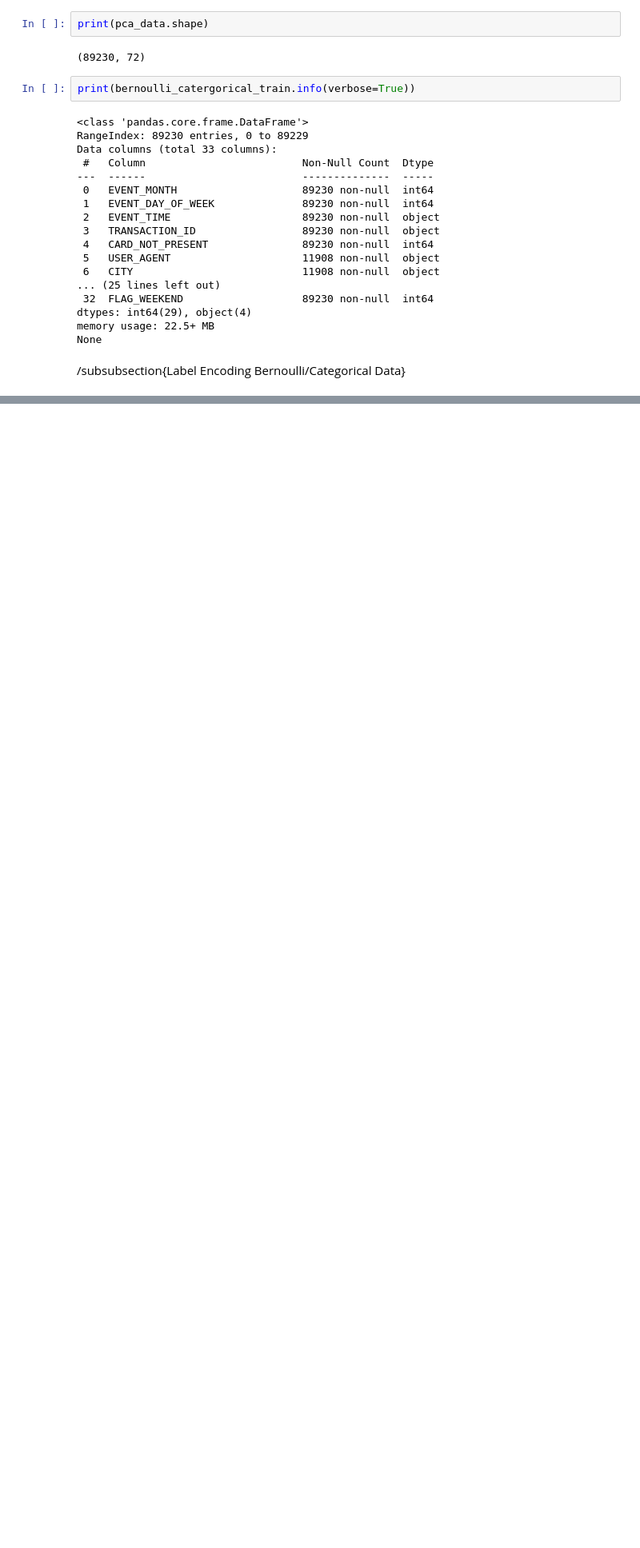
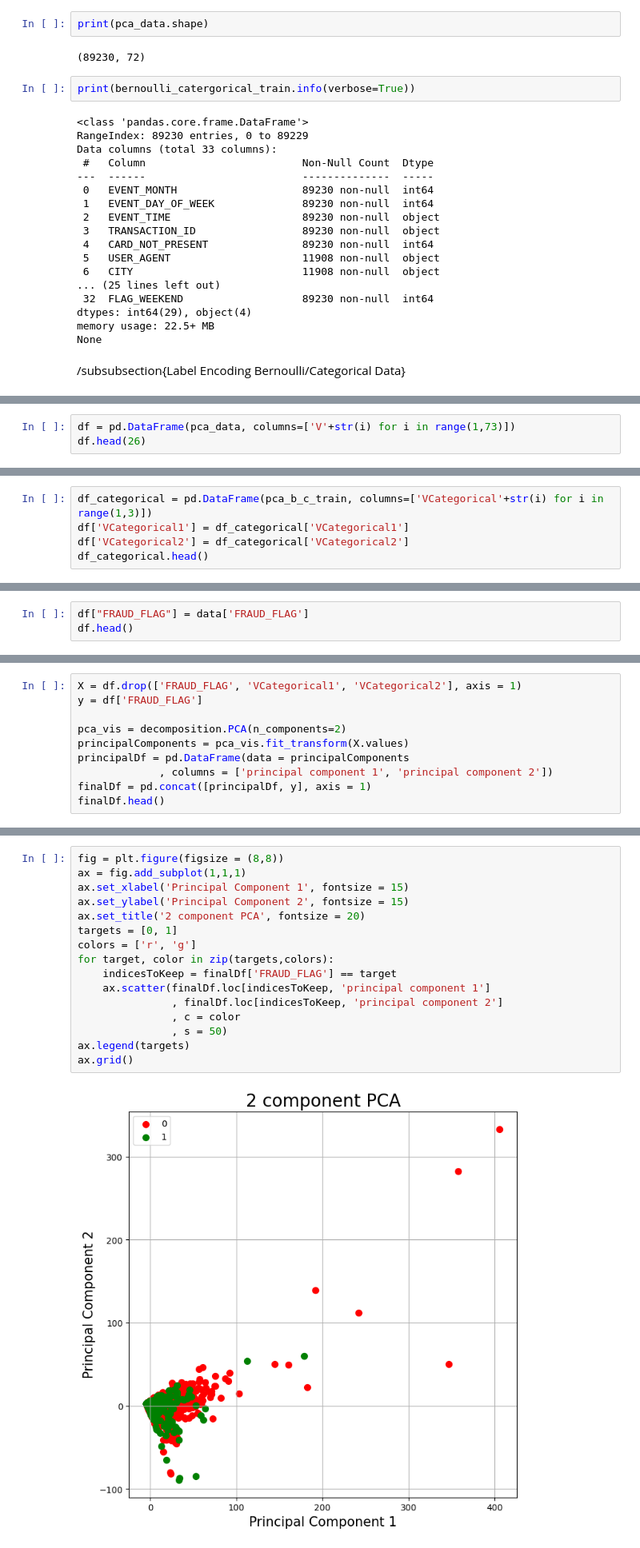
Before and after one commit to 25ohms/scotiabankfrauddetection, a Jupyter notebook: test.ipynb, the cells around one changed output, grey strips where cells are left out. Shown at 80% size. Cells and saved outputs as stored; diff of their text form; blank space fills up the shorter version.

```diff
--- a/test.ipynb
+++ b/test.ipynb
@@ -338,0 +360,3 @@ Text(0, 0.5, 'Retention value on scale of 1')
+# %%
+df = pd.DataFrame(pca_data, columns=['V'+str(i) for i in range(1,73)])
+df.head(26)
@@ -338,0 +382,5 @@ Text(0, 0.5, 'Retention value on scale of 1')
+# %%
+df_categorical = pd.DataFrame(pca_b_c_train, columns=['VCategorical'+str(i) for i in range(1,3)])
+df['VCategorical1'] = df_categorical['VCategorical1']
+df['VCategorical2'] = df_categorical['VCategorical2']
+df_categorical.head()
@@ -338,0 +394,3 @@ Text(0, 0.5, 'Retention value on scale of 1')
+# %%
+df["FRAUD_FLAG"] = data['FRAUD_FLAG']
+df.head()
@@ -338,0 +420,10 @@ Text(0, 0.5, 'Retention value on scale of 1')
+# %%
+X = df.drop(['FRAUD_FLAG', 'VCategorical1', 'VCategorical2'], axis = 1)
+y = df['FRAUD_FLAG']
+
+pca_vis = decomposition.PCA(n_components=2)
+principalComponents = pca_vis.fit_transform(X.values)
+principalDf = pd.DataFrame(data = principalComponents
+             , columns = ['principal component 1', 'principal component 2'])
+finalDf = pd.concat([principalDf, y], axis = 1)
+finalDf.head()
@@ -338,0 +437,18 @@ Text(0, 0.5, 'Retention value on scale of 1')
+# %%
+fig = plt.figure(figsize = (8,8))
+ax = fig.add_subplot(1,1,1)
+ax.set_xlabel('Principal Component 1', fontsize = 15)
+ax.set_ylabel('Principal Component 2', fontsize = 15)
+ax.set_title('2 component PCA', fontsize = 20)
+targets = [0, 1]
+colors = ['r', 'g']
+for target, color in zip(targets,colors):
+    indicesToKeep = finalDf['FRAUD_FLAG'] == target
+    ax.scatter(finalDf.loc[indicesToKeep, 'principal component 1']
+               , finalDf.loc[indicesToKeep, 'principal component 2']
+               , c = color
+               , s = 50)
+ax.legend(targets)
+ax.grid()
+# %% [output]
+[figure, added]
```
Also changed, not shown: parts of 24 cells of this notebook, 1 other file.
